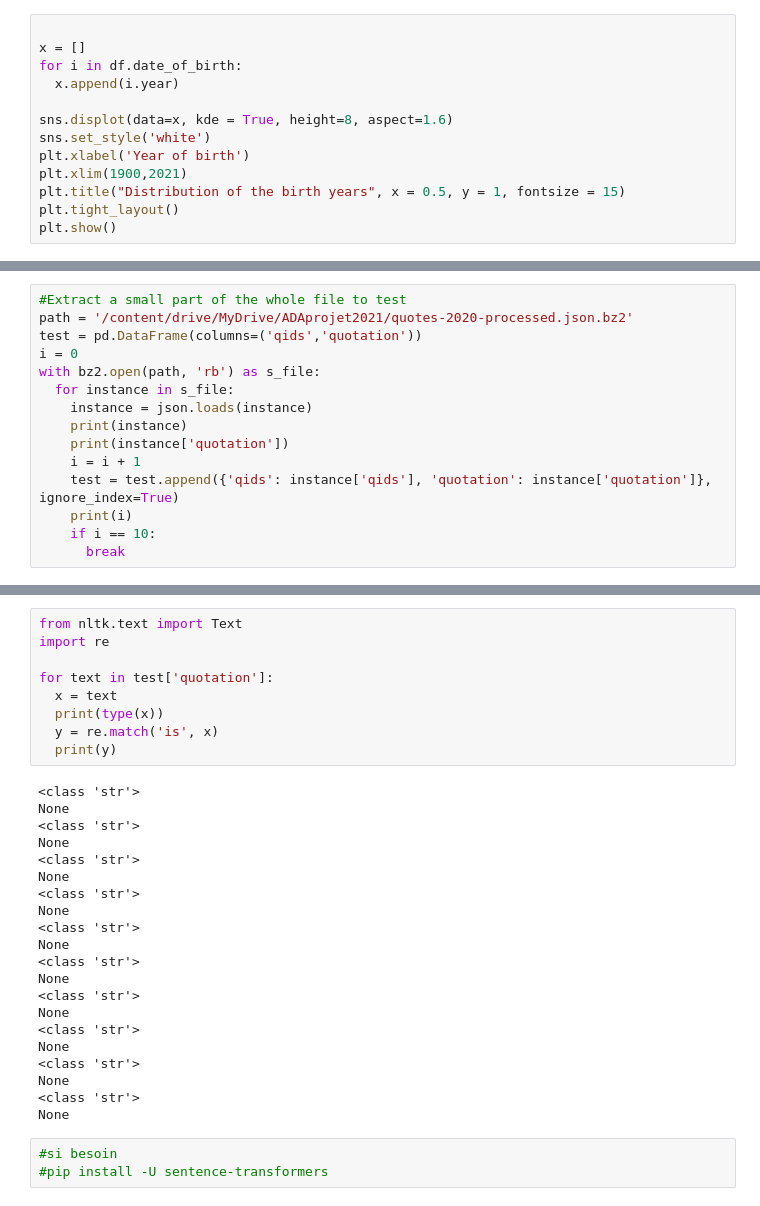
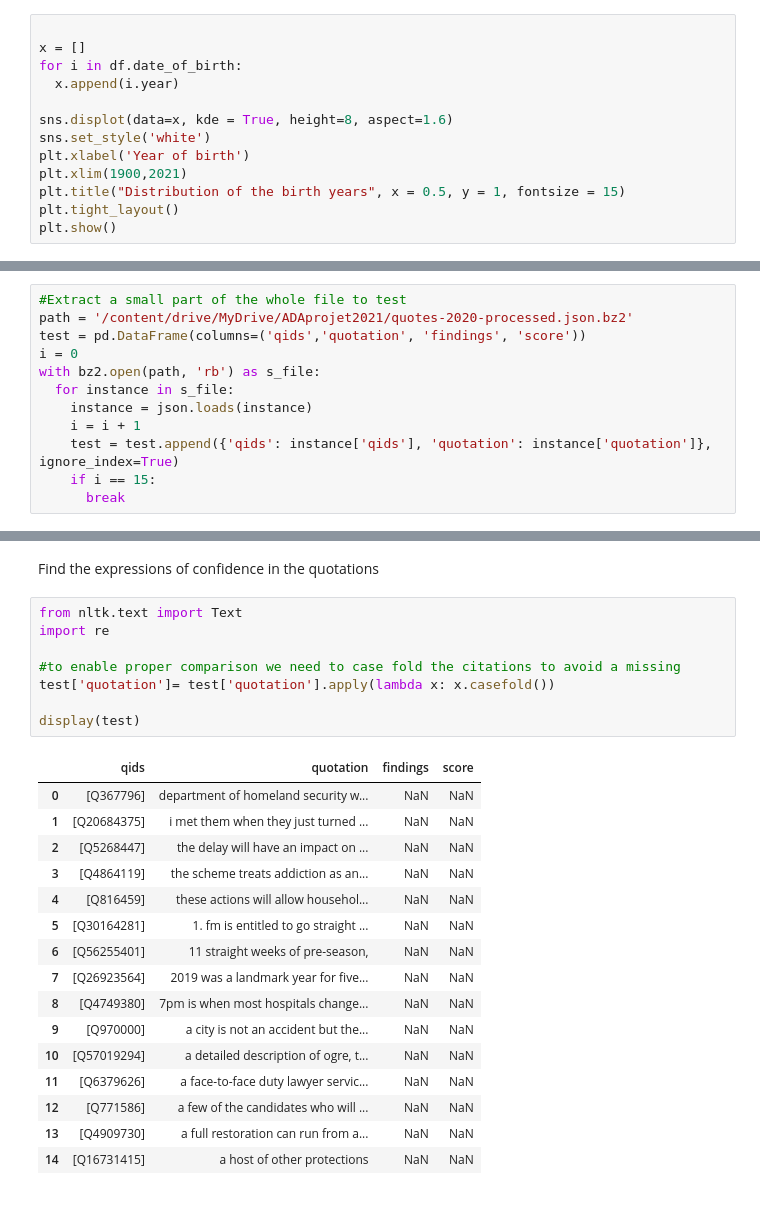
Before and after one commit to epfl-ada/ada-2021-project-teambis, a Jupyter notebook: Project_2_.ipynb, the cells around one changed output, grey strips where cells are left out. Cells and saved outputs as stored; diff of their text form.

Commit message:
merge du code florette, matching  expression + score sur un sous data frame test fonctionne

```diff
--- a/Project_2_.ipynb
+++ b/Project_2_.ipynb
@@ -293,15 +311,12 @@ KeyboardInterrupt: ignored
 # %%
 #Extract a small part of the whole file to test
 path = '/content/drive/MyDrive/ADAprojet2021/quotes-2020-processed.json.bz2'
-test = pd.DataFrame(columns=('qids','quotation'))
+test = pd.DataFrame(columns=('qids','quotation', 'findings', 'score'))
 i = 0
 with bz2.open(path, 'rb') as s_file:
   for instance in s_file:
     instance = json.loads(instance)
-    print(instance)
-    print(instance['quotation'])
     i = i + 1
     test = test.append({'qids': instance['qids'], 'quotation': instance['quotation']}, ignore_index=True)
-    print(i)
-    if i == 10:
+    if i == 15:
       break
@@ -326,33 +323,27 @@ A city is not an accident but the result of coherent visions and aims.
-# %%
-from nltk.text import Text
-import re
-
-for text in test['quotation']:
-  x = text
-  print(type(x))
-  y = re.match('is', x)
-  print(y)
-# %% [output]
-<class 'str'>
-None
-<class 'str'>
-None
-<class 'str'>
-None
-<class 'str'>
-None
-<class 'str'>
-None
-<class 'str'>
-None
-<class 'str'>
-None
-<class 'str'>
-None
-<class 'str'>
-None
-<class 'str'>
-None
-# %%
-#si besoin
-#pip install -U sentence-transformers
+# %% [markdown]
+Find the expressions of confidence in the quotations
+# %%
+from nltk.text import Text
+import re
+
+#to enable proper comparison we need to case fold the citations to avoid a missing
+test['quotation']= test['quotation'].apply(lambda x: x.casefold())
+
+display(test)
+# %% [output]
+|  | qids | quotation | findings | score |
+| 0 | [Q367796] | department of homeland security w... | NaN | NaN |
+| 1 | [Q20684375] | i met them when they just turned ... | NaN | NaN |
+| 2 | [Q5268447] | the delay will have an impact on ... | NaN | NaN |
+| 3 | [Q4864119] | the scheme treats addiction as an... | NaN | NaN |
+| 4 | [Q816459] | these actions will allow househol... | NaN | NaN |
+| 5 | [Q30164281] | 1. fm is entitled to go straight ... | NaN | NaN |
+| 6 | [Q56255401] | 11 straight weeks of pre-season, | NaN | NaN |
+| 7 | [Q26923564] | 2019 was a landmark year for five... | NaN | NaN |
+| 8 | [Q4749380] | 7pm is when most hospitals change... | NaN | NaN |
+| 9 | [Q970000] | a city is not an accident but the... | NaN | NaN |
+| 10 | [Q57019294] | a detailed description of ogre, t... | NaN | NaN |
+| 11 | [Q6379626] | a face-to-face duty lawyer servic... | NaN | NaN |
+| 12 | [Q771586] | a few of the candidates who will ... | NaN | NaN |
+| 13 | [Q4909730] | a full restoration can run from a... | NaN | NaN |
+| 14 | [Q16731415] | a host of other protections | NaN | NaN |
```
Also changed, not shown: parts of 15 cells of this notebook.
